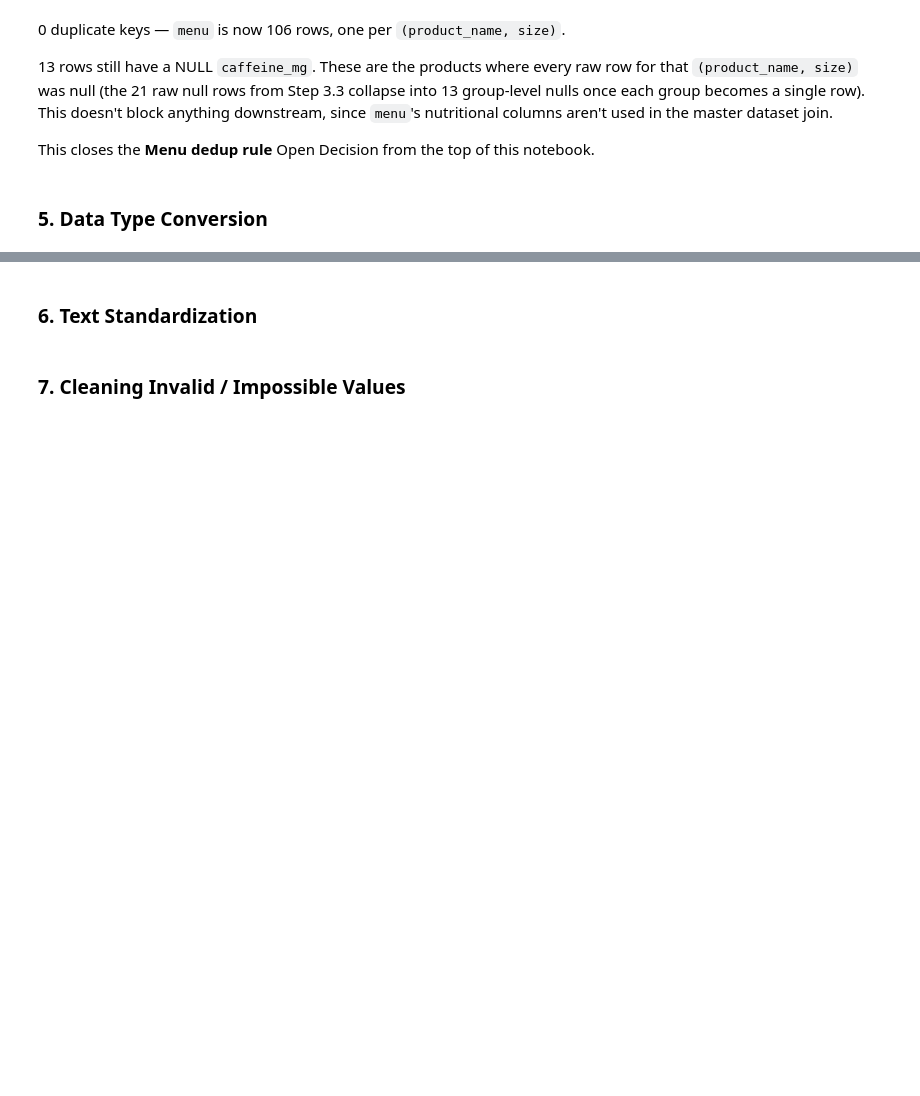
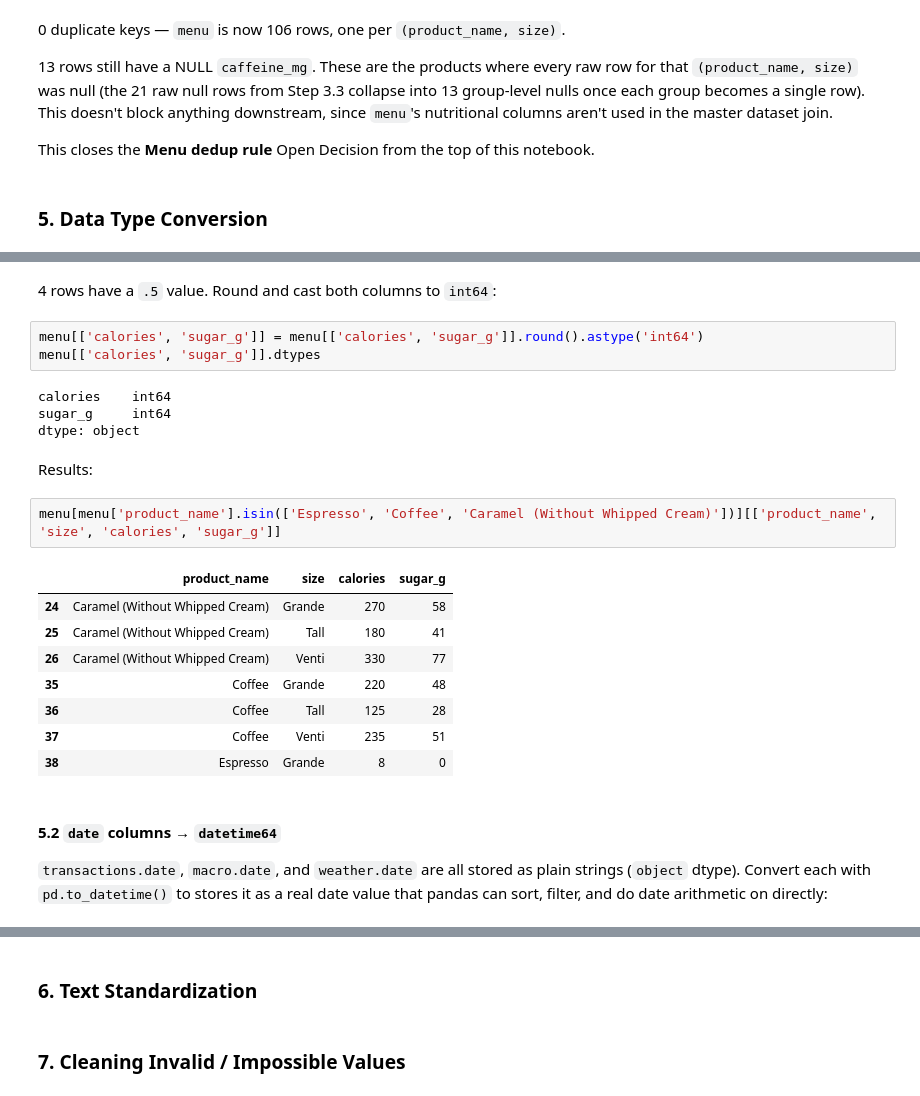
Before and after one commit to Sherry438/Starbucks-Menu-Portfolio-Strategy, a Jupyter notebook: notebooks/03_data_cleaning.ipynb, the cells around one changed output, grey strips where cells are left out. Cells and saved outputs as stored; diff of their text form; blank space fills up the shorter version.

```diff
--- a/notebooks/03_data_cleaning.ipynb
+++ b/notebooks/03_data_cleaning.ipynb
@@ -312,0 +329,26 @@ This closes the **Menu dedup rule** Open Decision from the top of this notebook.
+# %% [markdown]
+4 rows have a `.5` value. Round and cast both columns to `int64`:
+# %%
+menu[['calories', 'sugar_g']] = menu[['calories', 'sugar_g']].round().astype('int64')
+menu[['calories', 'sugar_g']].dtypes
+# %% [output]
+calories    int64
+sugar_g     int64
+dtype: object
+# %% [markdown]
+Results:
+# %%
+menu[menu['product_name'].isin(['Espresso', 'Coffee', 'Caramel (Without Whipped Cream)'])][['product_name', 'size', 'calories', 'sugar_g']]
+# %% [output]
+|  | product_name | size | calories | sugar_g |
+| 24 | Caramel (Without Whipped Cream) | Grande | 270 | 58 |
+| 25 | Caramel (Without Whipped Cream) | Tall | 180 | 41 |
+| 26 | Caramel (Without Whipped Cream) | Venti | 330 | 77 |
+| 35 | Coffee | Grande | 220 | 48 |
+| 36 | Coffee | Tall | 125 | 28 |
+| 37 | Coffee | Venti | 235 | 51 |
+| 38 | Espresso | Grande | 8 | 0 |
+# %% [markdown]
+#### 5.2 `date` columns → `datetime64`
+
+`transactions.date`, `macro.date`, and `weather.date` are all stored as plain strings (`object` dtype). Convert each with `pd.to_datetime()` to stores it as a real date value that pandas can sort, filter, and do date arithmetic on directly:
```
Also changed, not shown: parts of 6 cells of this notebook.
